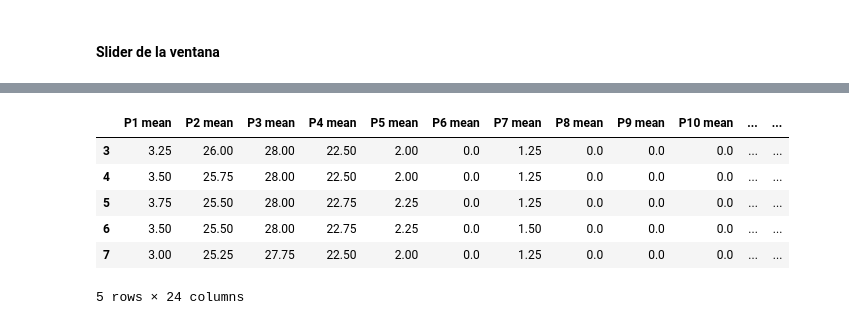
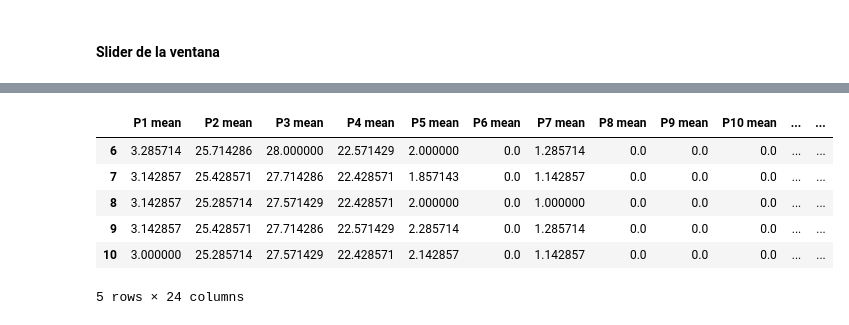
Before and after one commit to jlgarridol/TFG-SmartBeds, a Jupyter notebook: src/Analisis de componentes principales.ipynb, the cells around one changed output, grey strips where cells are left out. Saved outputs shown, nothing was run; the diff lists cells and outputs as text; code cells hidden in the pictures.

```diff
--- a/src/Analisis de componentes principales.ipynb
+++ b/src/Analisis de componentes principales.ipynb
@@ -29,3 +16,9 @@ datos = pd.concat(list_, axis = 0, ignore_index = True)
+# %%
+import loadData as ld
+
+datos = ld.load(r"../data/")
+
+datos = ld.preprocess(datos)
 # %%
 print(len(datos))
 datos.head()
@@ -66,0 +33,4 @@ datosT.head()
+# %%
+## Paramos a True a los target entre las 3:30 del dia 10 de noviembre hasta las 3:50
+datos = ld.newSeizure(datos,'2018-11-10 3:30:00',60*20)
+datos.head()
@@ -102,7 +93,7 @@ display(slider)
 # %%
 ventanaMedia = slider.value
 
-datosEstadisticos = datosT.copy()
+datosEstadisticos = datos.copy()
 for i in range(1,13):
     nombre_col = 'P'+str(i)
     nombre_col_mean = nombre_col+' mean'
@@ -117,17 +108,16 @@ for i in range(1,13):
     nombre_col_std = nombre_col+' std'
     datosEstadisticos[nombre_col_std] = datosEstadisticos[nombre_col].rolling(ventanaDesviacion).std()
 # %%
-datosEstadisticos.head()
 data = datosEstadisticos.dropna()
 data = data.iloc[:,14:]
 data.head()
 # %% [output]
 |  | P1 mean | P2 mean | P3 mean | P4 mean | P5 mean | P6 mean | P7 mean | P8 mean | P9 mean | P10 mean | ... | ... |
-| 3 | 3.25 | 26.00 | 28.00 | 22.50 | 2.00 | 0.0 | 1.25 | 0.0 | 0.0 | 0.0 | ... | ... |
-| 4 | 3.50 | 25.75 | 28.00 | 22.50 | 2.00 | 0.0 | 1.25 | 0.0 | 0.0 | 0.0 | ... | ... |
-| 5 | 3.75 | 25.50 | 28.00 | 22.75 | 2.25 | 0.0 | 1.25 | 0.0 | 0.0 | 0.0 | ... | ... |
-| 6 | 3.50 | 25.50 | 28.00 | 22.75 | 2.25 | 0.0 | 1.50 | 0.0 | 0.0 | 0.0 | ... | ... |
-| 7 | 3.00 | 25.25 | 27.75 | 22.50 | 2.00 | 0.0 | 1.25 | 0.0 | 0.0 | 0.0 | ... | ... |
+| 6 | 3.285714 | 25.714286 | 28.000000 | 22.571429 | 2.000000 | 0.0 | 1.285714 | 0.0 | 0.0 | 0.0 | ... | ... |
+| 7 | 3.142857 | 25.428571 | 27.714286 | 22.428571 | 1.857143 | 0.0 | 1.142857 | 0.0 | 0.0 | 0.0 | ... | ... |
+| 8 | 3.142857 | 25.285714 | 27.571429 | 22.428571 | 2.000000 | 0.0 | 1.000000 | 0.0 | 0.0 | 0.0 | ... | ... |
+| 9 | 3.142857 | 25.428571 | 27.714286 | 22.571429 | 2.285714 | 0.0 | 1.285714 | 0.0 | 0.0 | 0.0 | ... | ... |
+| 10 | 3.000000 | 25.285714 | 27.571429 | 22.428571 | 2.142857 | 0.0 | 1.142857 | 0.0 | 0.0 | 0.0 | ... | ... |
 5 rows × 24 columns
 # %%
 medias = data.iloc[:,0:12]
```
Also changed, not shown: parts of 13 cells of this notebook, 1 other file.
